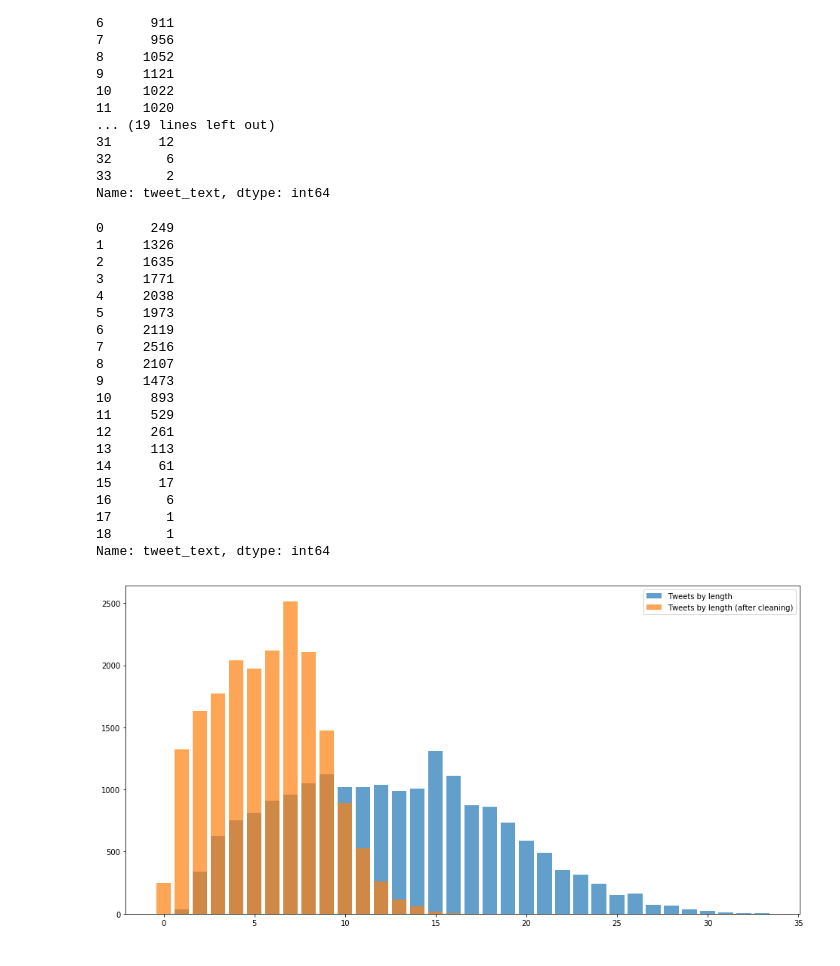
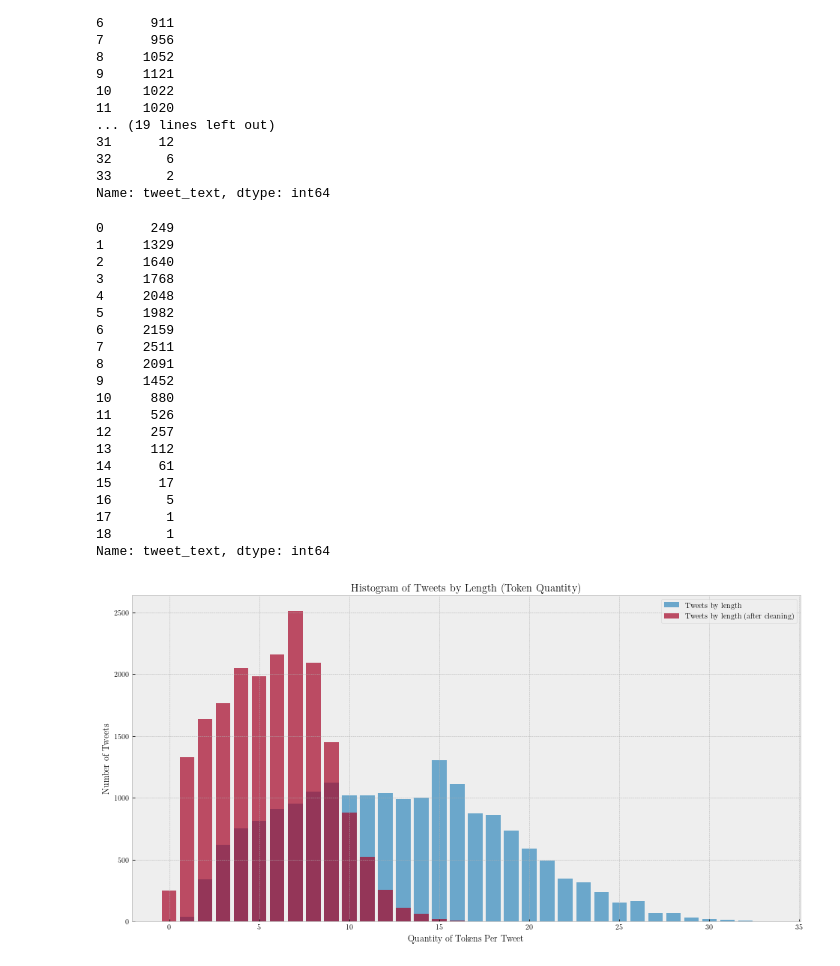
Before and after one commit to brownworth/TwitterDisaster, a Jupyter notebook: ThesisCode.ipynb, the cells around one changed output. Drawn from its saved outputs; the diff is of its cells as text; code cells hidden in the pictures.

```diff
--- a/ThesisCode.ipynb
+++ b/ThesisCode.ipynb
@@ -34,7 +36,7 @@ tweet_full_en = tweet_full[tweet_full['tweet_lang'] == 'en']
 tweet_text = tweet_full_en.loc[tweet_date:tweet_date + date_delta,"tweet_text"]
 # %%
 tweet_stops = stopwords.words('english')
-tweet_tokenizer = TweetTokenizer(strip_handles=True,preserve_case=False,reduce_len=True)
+# tweet_tokenizer = TweetTokenizer(strip_handles=True,preserve_case=False,reduce_len=True)
 
 def clean_tweet(tweet):
 #     takes input string and converts or removes characters depending on settings.
@@ -48,19 +50,21 @@ def clean_tweet(tweet):
 #     remove punctuation, but not hashtags:
     tweet = tweet.translate(tweet.maketrans('','',string.punctuation.replace("#","")))
 #     remove non-hashtag '#'.
-    tweet = re.sub('#\B','',tweet)
+    tweet = re.sub('\B#\B','',tweet)
 #     remove 'amp', 'gt', 'lt', indicating decoded ampersand, greater-than, less-than characters
-    tweet = re.sub(r'\b(amp|gt|lt)\b','',tweet)
+#     tweet = re.sub(r'\b(amp|gt|lt)\b','',tweet)
 #     drop numbers and words of < 4 characters.
-    tweet = re.sub(r'\b\w{1,3}\b','',tweet)
-    tweet = re.sub(r'\b\d+\b','',tweet)
+    tweet = re.sub(r'\b(?<!#)\w{1,3}\b','',tweet)
+    tweet = re.sub(r'\b(?<!#)\d+\b','',tweet)
     return tweet
 
 def tokens_no_stopwords(tweet_as_string):
 #     wrapper function that combines the tokenizer, cleaner, and stopword removal.
 #     takes a string and returns a list of strings
     cleaned_tweet = clean_tweet(tweet_as_string)
-    tweet_as_tokens = tweet_tokenizer.tokenize(cleaned_tweet)
+    tweet_reduce_len = reduce_lengthening(cleaned_tweet)
+#     tweet_as_tokens = word_tokenize(tweet_reduce_len)
+    tweet_as_tokens = tweet_reduce_len.split()
     tweet_no_stops = [word for word in tweet_as_tokens if word not in tweet_stops]
 
     return tweet_no_stops
@@ -205,30 +281,37 @@ Name: tweet_text, dtype: int64
 tweet_len_post
 # %% [output]
 0      249
-1     1326
-2     1635
-3     1771
-4     2038
-5     1973
-6     2119
-7     2516
-8     2107
-9     1473
-10     893
-11     529
-12     261
-13     113
+1     1329
+2     1640
+3     1768
+4     2048
+5     1982
+6     2159
+7     2511
+8     2091
+9     1452
+10     880
+11     526
+12     257
+13     112
 14      61
 15      17
-16       6
+16       5
 17       1
 18       1
 Name: tweet_text, dtype: int64
 # %%
-plt.figure(figsize=(16,8))
+fig_4 = plt.figure(figsize=(16,8))
+plt.style.use('bmh')
+plt.rc('text', usetex=True)
+plt.rc('font', family='serif')
 plt.bar(tweet_len.index,tweet_len.values,alpha=.7,label="Tweets by length")
 plt.bar(tweet_len_post.index,tweet_len_post.values,alpha=.7,label="Tweets by length (after cleaning)")
+plt.xlabel("Quantity of Tokens Per Tweet")
+plt.ylabel("Number of Tweets")
+plt.title("Histogram of Tweets by Length (Token Quantity)")
 plt.legend()
 plt.show()
+fig_4.savefig(f'./figures/TweetsByLength.pdf',bbox_inches='tight')
 # %% [output]
-[figure, old version]
+[figure, new version]
```
Also changed, not shown: parts of 14 cells of this notebook, 3 other files.
